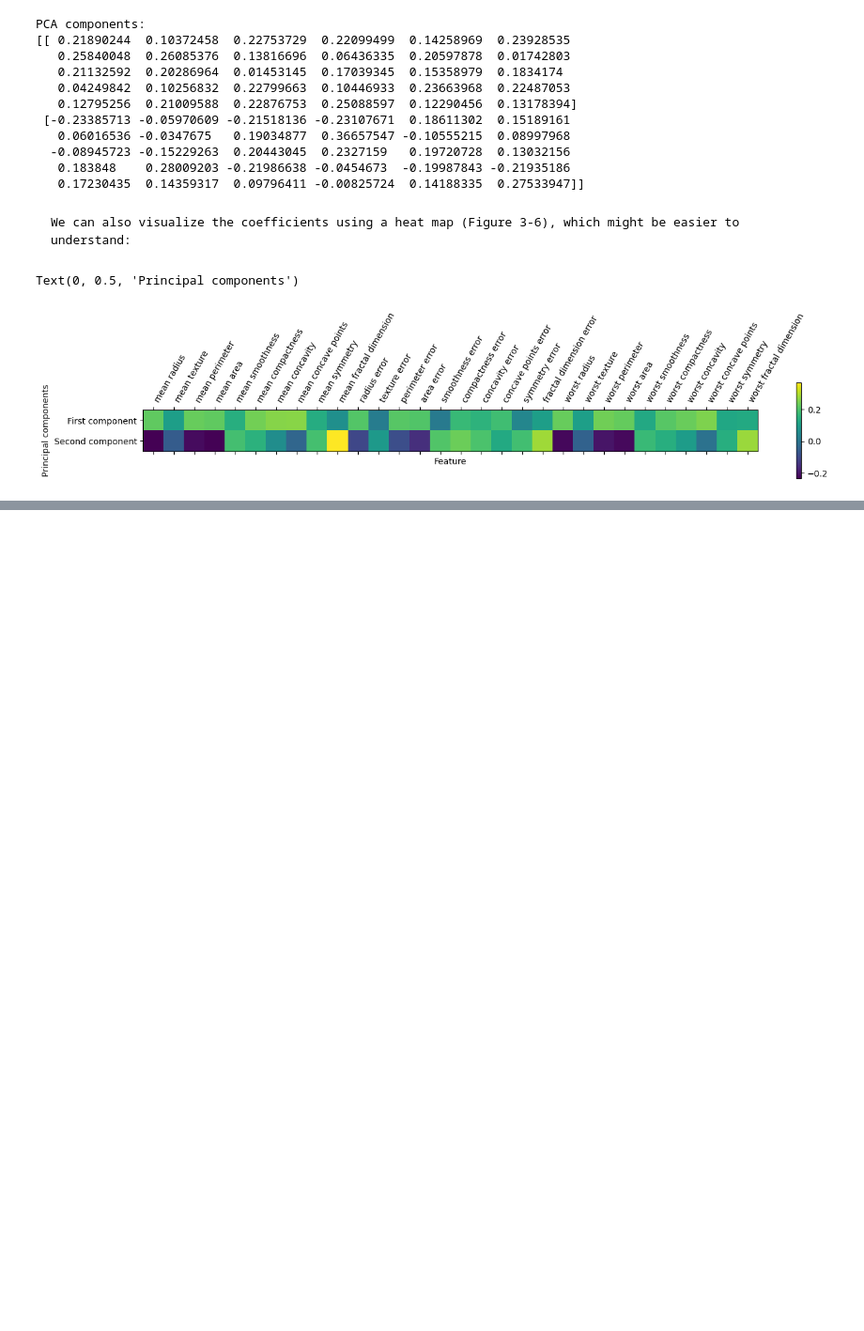
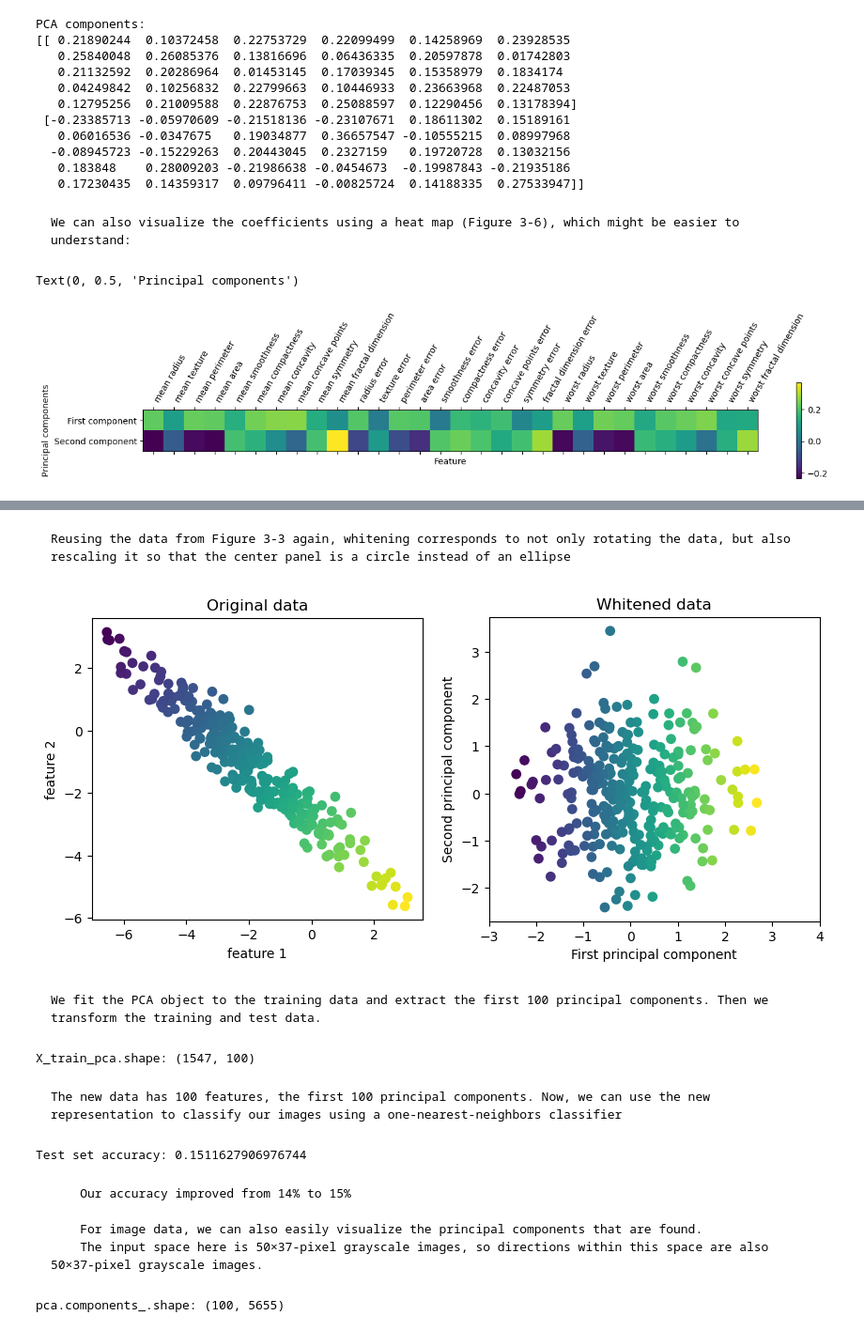
Before and after one commit to Coastpure/Intro-to-ML-with-Python, a Jupyter notebook: 03-unsupervised-learning.ipynb, the cells around one changed output, grey strips where cells are left out. Shown at 94% size. Drawn from its saved outputs; the diff is of its cells as text; code cells hidden in the pictures; blank space fills up the shorter version.

```diff
--- a/03-unsupervised-learning.ipynb
+++ b/03-unsupervised-learning.ipynb
@@ -360,0 +454,33 @@ Text(0, 0.5, 'Principal components')
+# %% [markdown]
+    Reusing the data from Figure 3-3 again, whitening corresponds to not only rotating the data, but also rescaling it so that the center panel is a circle instead of an ellipse
+# %%
+mglearn.plots.plot_pca_whitening()
+# %% [output]
+[figure, added]
+# %% [markdown]
+    We fit the PCA object to the training data and extract the first 100 principal components. Then we transform the training and test data.
+# %%
+pca = PCA(n_components=100, whiten=True, random_state=0).fit(X_train)
+X_train_pca = pca.transform(X_train)
+X_test_pca = pca.transform(X_test)
+
+print(f"X_train_pca.shape: {X_train_pca.shape:}")
+# %% [output]
+X_train_pca.shape: (1547, 100)
+# %% [markdown]
+    The new data has 100 features, the first 100 principal components. Now, we can use the new representation to classify our images using a one-nearest-neighbors classifier
+# %%
+knn = KNeighborsClassifier(n_neighbors=1)
+knn.fit(X_train_pca, y_train)
+print(f"Test set accuracy: {knn.score(X_test_pca, y_test)}")
+# %% [output]
+Test set accuracy: 0.1511627906976744
+# %% [markdown]
+        Our accuracy improved from 14% to 15%
+
+        For image data, we can also easily visualize the principal components that are found.
+        The input space here is 50×37-pixel grayscale images, so directions within this space are also 50×37-pixel grayscale images.
+# %%
+print("pca.components_.shape: {}".format(pca.components_.shape))
+# %% [output]
+pca.components_.shape: (100, 5655)
```
Also changed, not shown: parts of 16 cells of this notebook.
